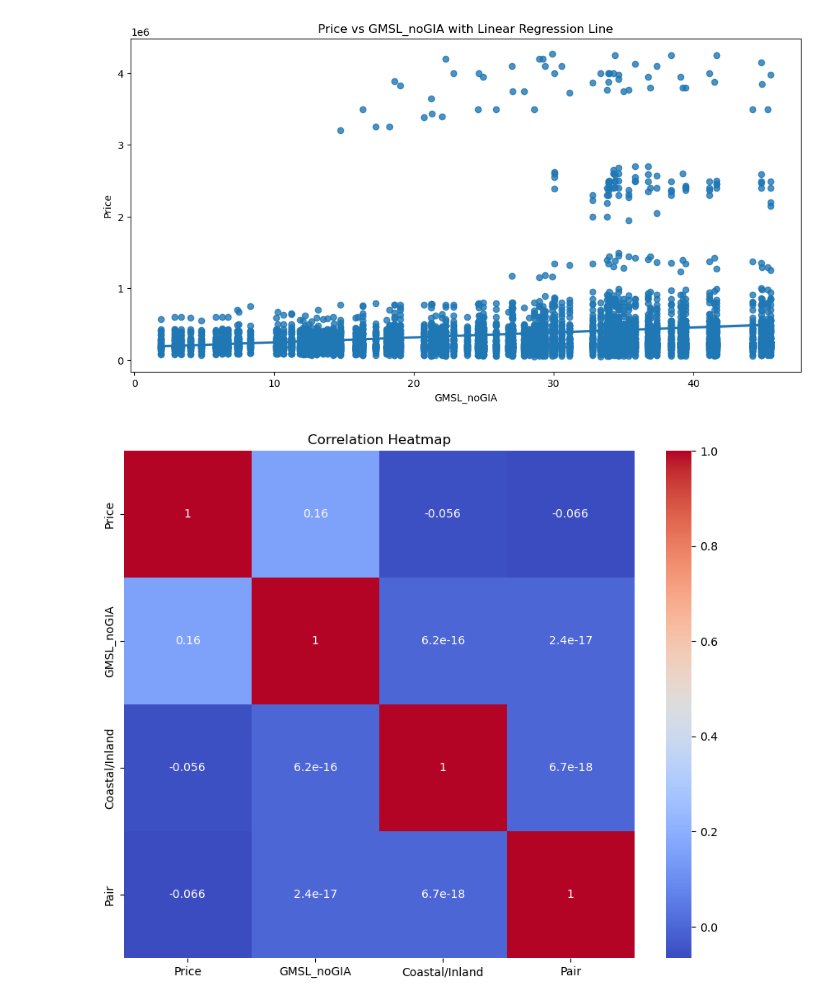
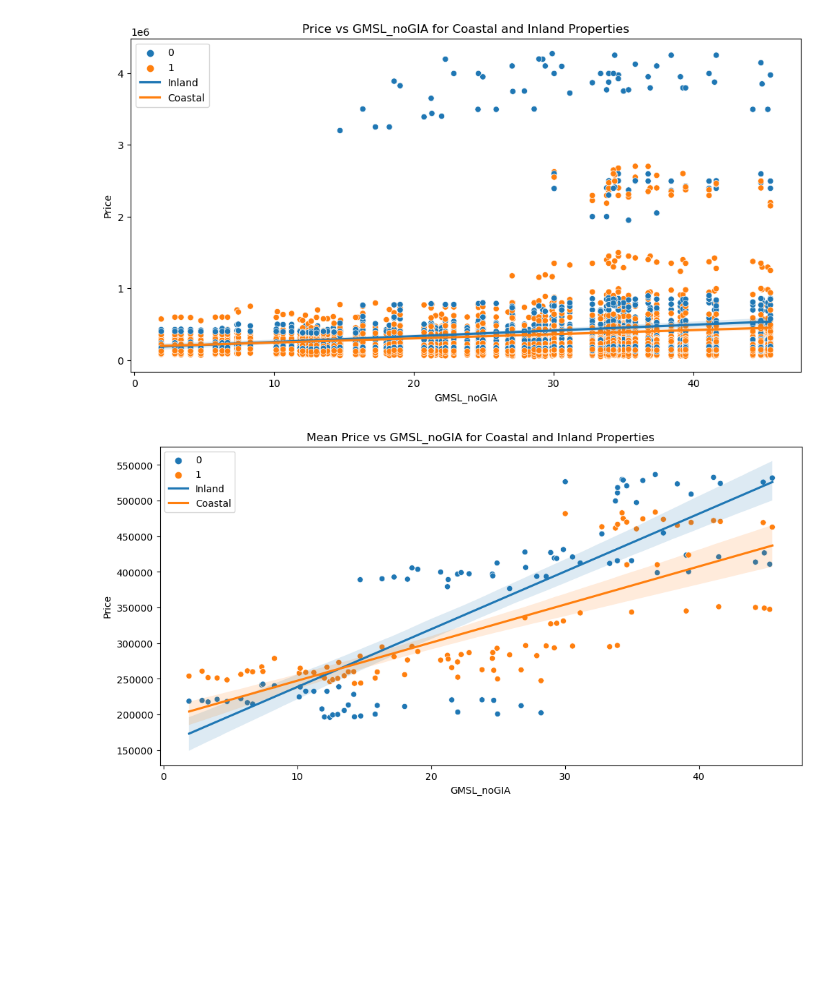
Before and after one commit to WilliamRoth82/BozandtheBozzers, a Jupyter notebook: Visualizations.ipynb, the cells around one changed output. Drawn from its saved outputs; the diff is of its cells as text; code cells hidden in the pictures; blank space fills up the shorter version.

```diff
--- a/Visualizations.ipynb
+++ b/Visualizations.ipynb
@@ -30,10 +30,10 @@ import seaborn as sns
 #1
 zip_sea['Date'] = pd.to_datetime(zip_sea['Date'])
 
-average_prices = zip_sea.groupby(['Date', 'Coastal/Inland'])['Price'].mean().reset_index()
+average_prices = zip_sea.groupby(['Date', 'Inland/Coastal'])['Price'].mean().reset_index()
 
-coastal_prices = average_prices[average_prices['Coastal/Inland'] == 1]
-inland_prices = average_prices[average_prices['Coastal/Inland'] == 0]
+coastal_prices = average_prices[average_prices['Inland/Coastal'] == 1]
+inland_prices = average_prices[average_prices['Inland/Coastal'] == 0]
 
 plt.figure(figsize=(12, 6))
 plt.plot(coastal_prices['Date'], coastal_prices['Price'], label='Coastal', color='blue')
@@ -58,17 +58,16 @@ plt.title('Price Over Time by Zipcode')
 plt.show()
 
 #3
-# Add median prices and sample sizes to the box plot
+# Add median prices to the box plot
 plt.figure(figsize=(8, 6))
-ax = sns.boxplot(x="Coastal/Inland", y="Price", data=zip_sea)
+ax = sns.boxplot(x="Inland/Coastal", y="Price", data=zip_sea)
 plt.title("Price Distribution for Coastal vs Inland Properties")
 plt.xticks(ticks=[0, 1], labels=["Inland", "Coastal"])
 
-# Add median prices and sample sizes
-medians = zip_sea.groupby(['Coastal/Inland'])['Price'].median()
-counts = zip_sea['Coastal/Inland'].value_counts()
-for i, (median, count) in enumerate(zip(medians, counts)):
-    ax.annotate(f"Median: ${median:.0f}\nN: {count}", (i, median),
+# Add median prices
+medians = zip_sea.groupby(['Inland/Coastal'])['Price'].median()
+for i, median in enumerate(medians):
+    ax.annotate(f"Median: ${median:.0f}", (i, median),
                 xytext=(0, 10), textcoords='offset points',
                 fontsize=12, ha='center')
 
@@ -76,13 +75,41 @@ plt.show()
 
 #4
 plt.figure(figsize=(12, 6))
-sns.regplot(x="GMSL_noGIA", y="Price", data=zip_sea)
-plt.title("Price vs GMSL_noGIA with Linear Regression Line")
+sns.scatterplot(x="GMSL_noGIA", y="Price", hue="Inland/Coastal", data=zip_sea)
+plt.title("Price vs GMSL_noGIA for Coastal and Inland Properties")
+
+# Add linear regression lines for each group
+coastal_data = zip_sea[zip_sea["Inland/Coastal"] == 1]
+inland_data = zip_sea[zip_sea["Inland/Coastal"] == 0]
+
+sns.regplot(x="GMSL_noGIA", y="Price", data=inland_data, scatter=False, label="Inland")
+sns.regplot(x="GMSL_noGIA", y="Price", data=coastal_data, scatter=False, label="Coastal")
+
+plt.legend()
 plt.show()
 
 #5
+# Calculate mean price for each GMSL_noGIA value and group
+mean_prices = zip_sea.groupby(['GMSL_noGIA', 'Inland/Coastal'])['Price'].mean().reset_index()
+
+# Plot the scatterplot
+plt.figure(figsize=(12, 6))
+sns.scatterplot(x="GMSL_noGIA", y="Price", hue="Inland/Coastal", data=mean_prices)
+plt.title("Mean Price vs GMSL_noGIA for Coastal and Inland Properties")
+
+# Add linear regression lines for each group
+coastal_data = mean_prices[mean_prices["Inland/Coastal"] == 1]
+inland_data = mean_prices[mean_prices["Inland/Coastal"] == 0]
+
+sns.regplot(x="GMSL_noGIA", y="Price", data=inland_data, scatter=False, label="Inland")
+sns.regplot(x="GMSL_noGIA", y="Price", data=coastal_data, scatter=False, label="Coastal")
+
+plt.legend()
+plt.show()
+
+#6
 # Correlation heatmap for selected columns
-selected_columns = zip_sea[["Price", "GMSL_noGIA","Coastal/Inland","Pair"]]
+selected_columns = zip_sea[["Price", "GMSL_noGIA","Inland/Coastal","Pair"]]
 corr_matrix = selected_columns.corr()
 plt.figure(figsize=(10, 8))
 sns.heatmap(corr_matrix, annot=True, cmap="coolwarm")
@@ -95,2 +122,2 @@ plt.show()
-[figure, old version]
+[figure, new version]
-[figure, old version]
+[figure, new version]
```
Also changed, not shown: parts of 2 cells of this notebook, 3 other files.
